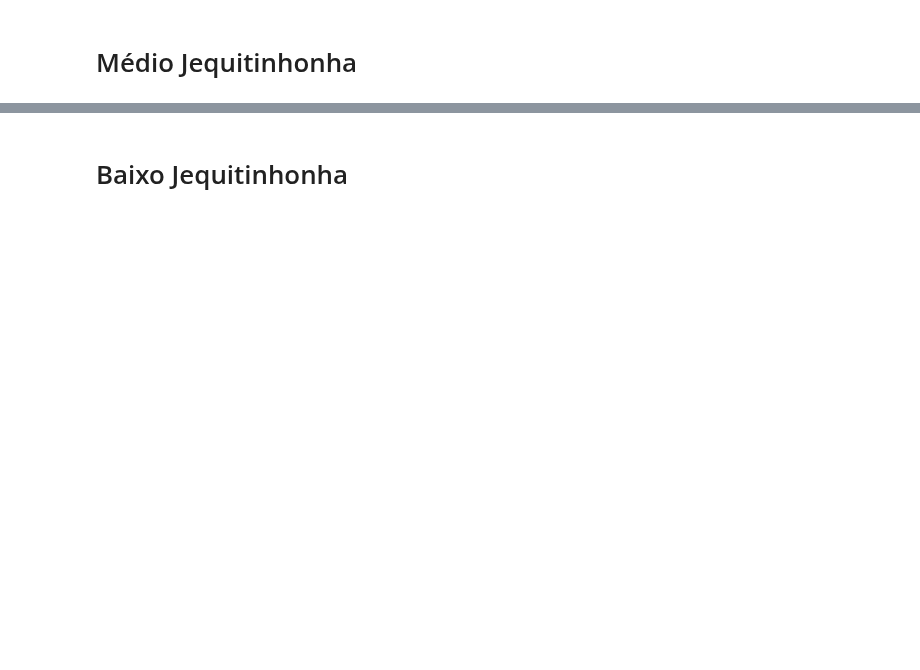
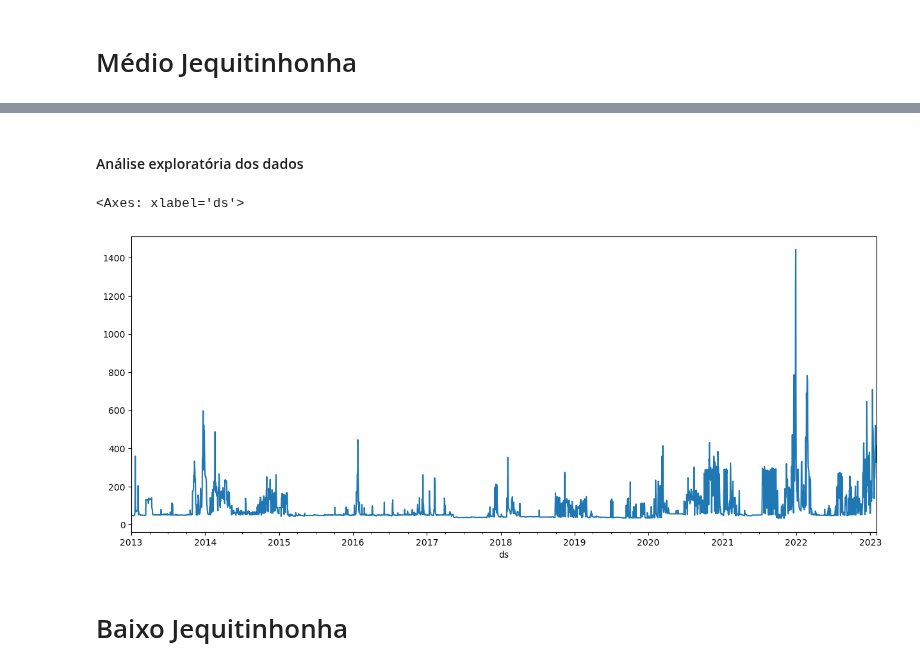
Before and after one commit to wasf84/pgmc-mestrado, a Jupyter notebook: dissertacao/bacia_jequitinhonha/jequitinhonha.ipynb, the cells around one changed output, grey strips where cells are left out. Saved outputs shown, nothing was run; the diff lists cells and outputs as text; code cells hidden in the pictures; blank space fills up the shorter version.

Commit message:
inicio da analise exploratoria dos dados para a bacia do Jequitinhonha

```diff
--- a/dissertacao/bacia_jequitinhonha/jequitinhonha.ipynb
+++ b/dissertacao/bacia_jequitinhonha/jequitinhonha.ipynb
@@ -191,0 +370,4 @@ def criar_dataset(estacao_principal, outras_estacoes):
+# %%
+df_medio_jeq = pd.read_csv('medio_jequitinhonha.csv', sep='\t', index_col=0, header=0, parse_dates=['ds'])
+df_medio_jeq = df_medio_jeq.resample('D').first() # deixando a série contínua numa base diária
+df_medio_jeq.info()
@@ -191,0 +392,22 @@ def criar_dataset(estacao_principal, outras_estacoes):
+# %%
+# Ajustando os valores NaN do DataFrame
+
+df_medio_jeq.fillna({'y' : df_medio_jeq['y'].mean(),
+                     'chuva1' : df_medio_jeq['chuva1'].mean(),
+                     'chuva2' : df_medio_jeq['chuva2'].mean(),
+                     'chuva3' : df_medio_jeq['chuva3'].mean(),
+                     'chuva4' : df_medio_jeq['chuva4'].mean(),
+                     'chuva5' : df_medio_jeq['chuva5'].mean(),
+                     'chuva6' : df_medio_jeq['chuva6'].mean(),
+                     'cota1' : df_medio_jeq['cota1'].mean(),
+                     'cota2' : df_medio_jeq['cota2'].mean(),
+                     'cota3' : df_medio_jeq['cota3'].mean(),
+                     'cota4' : df_medio_jeq['cota4'].mean(),
+                     'cota5' : df_medio_jeq['cota5'].mean(),
+                     'vazao1' : df_medio_jeq['vazao1'].mean(),
+                     'vazao2' : df_medio_jeq['vazao2'].mean(),
+                     'vazao3' : df_medio_jeq['vazao3'].mean(),
+                     'vazao4' : df_medio_jeq['vazao4'].mean(),
+                     'vazao5' : df_medio_jeq['vazao5'].mean()}, inplace=True)
+
+df_medio_jeq.info()
@@ -192,2 +456,9 @@ def criar_dataset(estacao_principal, outras_estacoes):
+# %% [markdown]
+#### Análise exploratória dos dados
+# %%
+df_medio_jeq['y'].plot()
+# %% [output]
+<Axes: xlabel='ds'>
+[figure, added]
 # %% [markdown]
 # Baixo Jequitinhonha
```
Also changed, not shown: parts of 13 cells of this notebook, 2 other files.
